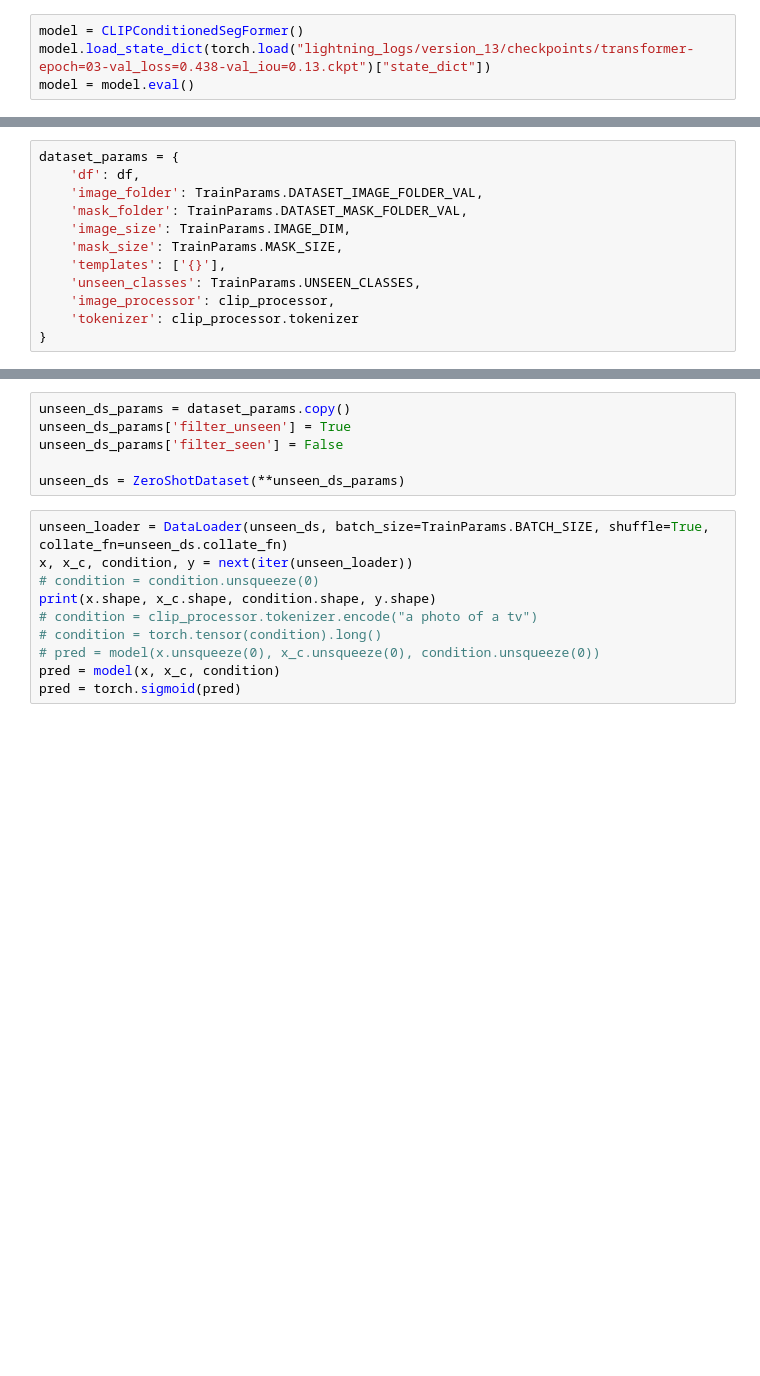
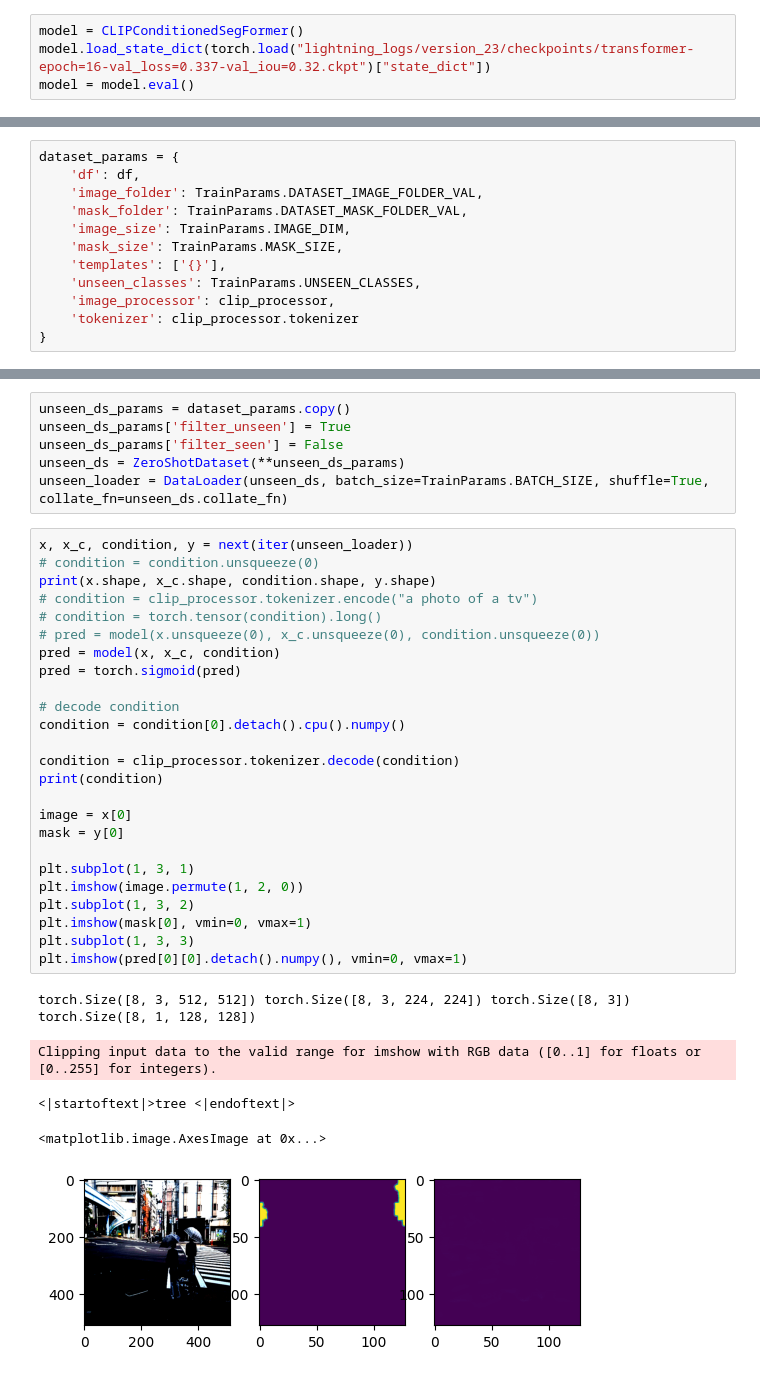
Before and after one commit to CaroFernando/TextualSegFormer, a Jupyter notebook: Test.ipynb, the cells around one changed output, grey strips where cells are left out. Drawn from its saved outputs; the diff is of its cells as text; blank space fills up the shorter version.

```diff
--- a/Test.ipynb
+++ b/Test.ipynb
@@ -62,7 +62,7 @@ def test_model(model, dataset_params, tests_params):
 clip_processor = CLIPProcessor.from_pretrained('openai/clip-vit-base-patch16')
 # %%
 model = CLIPConditionedSegFormer()
-model.load_state_dict(torch.load("lightning_logs/version_13/checkpoints/transformer-epoch=03-val_loss=0.438-val_iou=0.13.ckpt")["state_dict"])
+model.load_state_dict(torch.load("lightning_logs/version_23/checkpoints/transformer-epoch=16-val_loss=0.337-val_iou=0.32.ckpt")["state_dict"])
 model = model.eval()
 # %%
 df = pd.read_csv('ProcessedDatasetStuff512/csv/val.csv')
@@ -102,15 +127,36 @@ TypeError: 'NoneType' object is not subscriptable
 unseen_ds_params = dataset_params.copy()
 unseen_ds_params['filter_unseen'] = True
 unseen_ds_params['filter_seen'] = False
-
 unseen_ds = ZeroShotDataset(**unseen_ds_params)
+unseen_loader = DataLoader(unseen_ds, batch_size=TrainParams.BATCH_SIZE, shuffle=True, collate_fn=unseen_ds.collate_fn)
 # %%
-unseen_loader = DataLoader(unseen_ds, batch_size=TrainParams.BATCH_SIZE, shuffle=True, collate_fn=unseen_ds.collate_fn)
 x, x_c, condition, y = next(iter(unseen_loader))
 # condition = condition.unsqueeze(0)
 print(x.shape, x_c.shape, condition.shape, y.shape)
 # condition = clip_processor.tokenizer.encode("a photo of a tv")
 # condition = torch.tensor(condition).long()
 # pred = model(x.unsqueeze(0), x_c.unsqueeze(0), condition.unsqueeze(0))
 pred = model(x, x_c, condition)
 pred = torch.sigmoid(pred)
+
+# decode condition
+condition = condition[0].detach().cpu().numpy()
+
+condition = clip_processor.tokenizer.decode(condition)
+print(condition)
+
+image = x[0]
+mask = y[0]
+
+plt.subplot(1, 3, 1)
+plt.imshow(image.permute(1, 2, 0))
+plt.subplot(1, 3, 2)
+plt.imshow(mask[0], vmin=0, vmax=1)
+plt.subplot(1, 3, 3)
+plt.imshow(pred[0][0].detach().numpy(), vmin=0, vmax=1)
+# %% [output]
+torch.Size([8, 3, 512, 512]) torch.Size([8, 3, 224, 224]) torch.Size([8, 3]) torch.Size([8, 1, 128, 128])
+Clipping input data to the valid range for imshow with RGB data ([0..1] for floats or [0..255] for integers).
+<|startoftext|>tree <|endoftext|>
+<matplotlib.image.AxesImage at 0x...>
+[figure, added]
```
Also changed, not shown: parts of 6 cells of this notebook, 3 other files.
